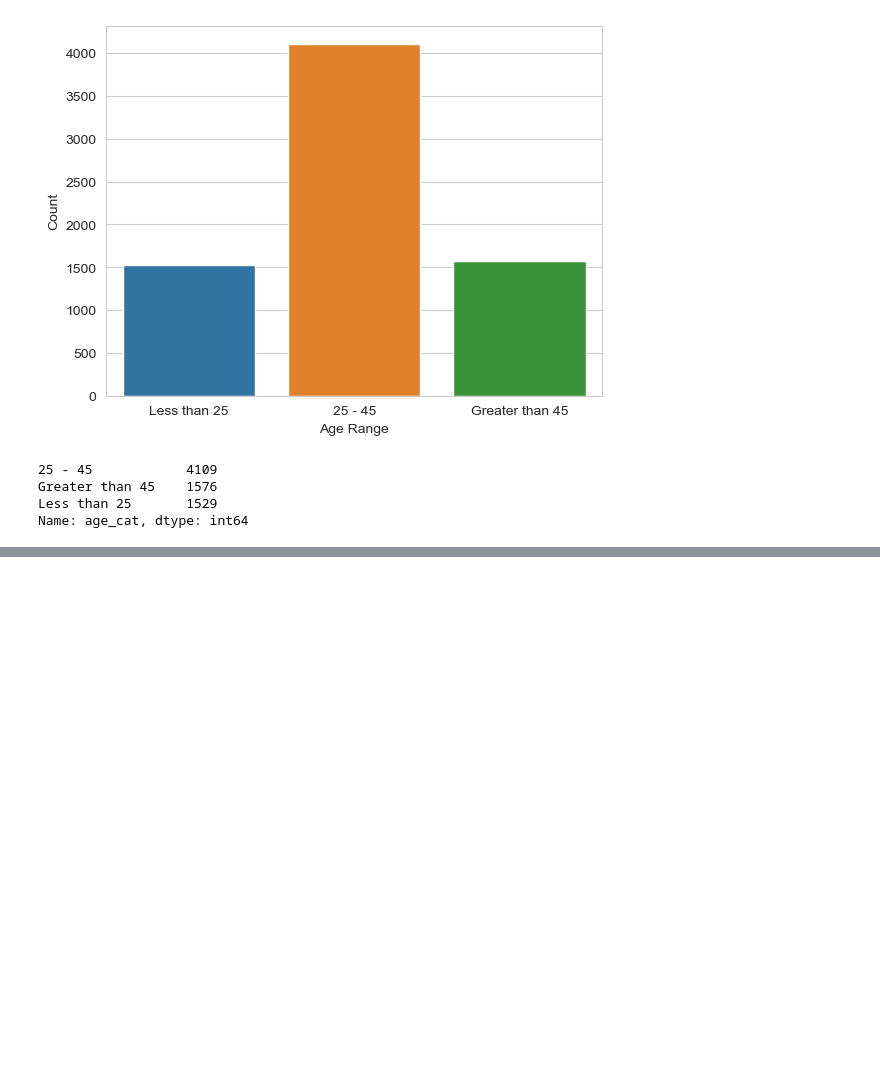
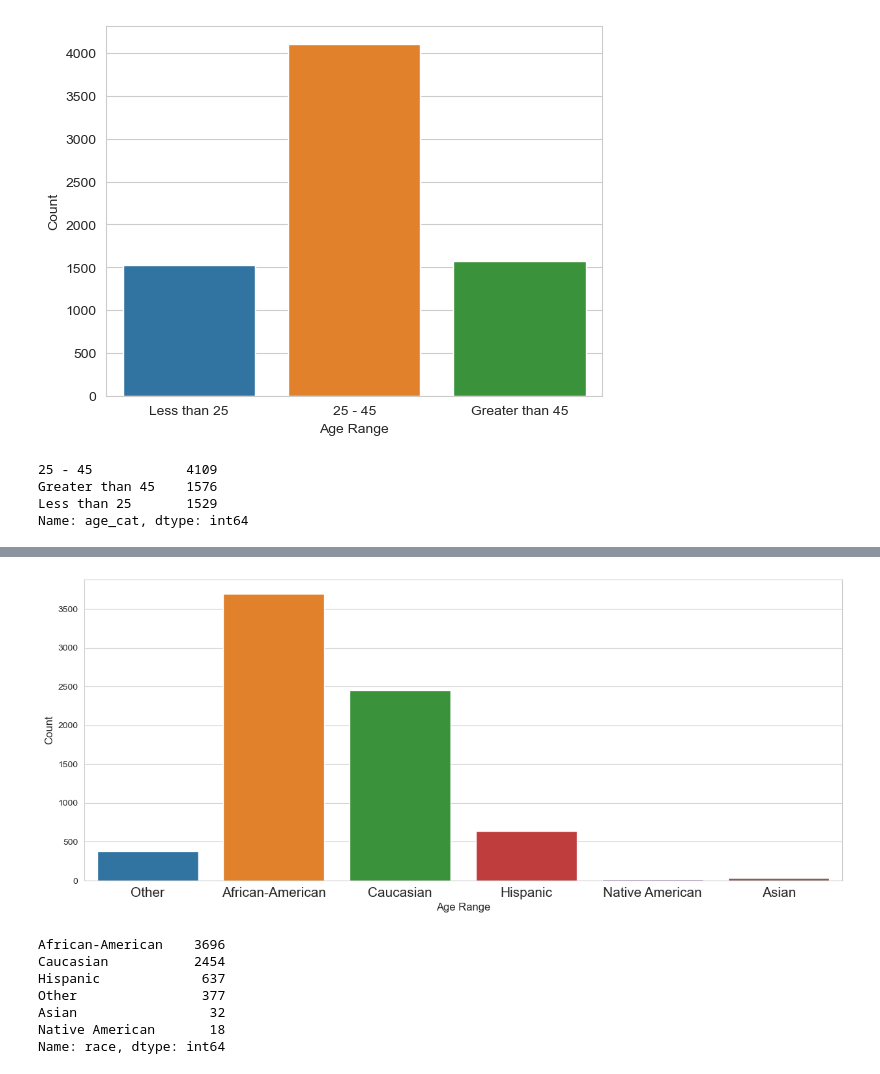
Before and after one commit to ZachMajernik/DataScience1, a Jupyter notebook: CodeTemplates/SeabornFundamentals.ipynb, the cells around one changed output, grey strips where cells are left out. Saved outputs shown, nothing was run; the diff lists cells and outputs as text; code cells hidden in the pictures; blank space fills up the shorter version.

```diff
--- a/CodeTemplates/SeabornFundamentals.ipynb
+++ b/CodeTemplates/SeabornFundamentals.ipynb
@@ -86,0 +102,24 @@ plt.show()
+# %%
+sb.set_style("whitegrid")
+plt.figure(figsize = (15,6))
+
+sb.countplot(x=df['race'])
+
+plt.xlabel('Age Range', fontsize = 12)
+plt.xticks(fontsize = 15)
+
+plt.ylabel('Count', fontsize = 12)
+
+plt.show()
+
+races = df['race'].value_counts()
+races
+# %% [output]
+[figure, added]
+African-American    3696
+Caucasian           2454
+Hispanic             637
+Other                377
+Asian                 32
+Native American       18
+Name: race, dtype: int64
```
Also changed, not shown: parts of 9 cells of this notebook.
